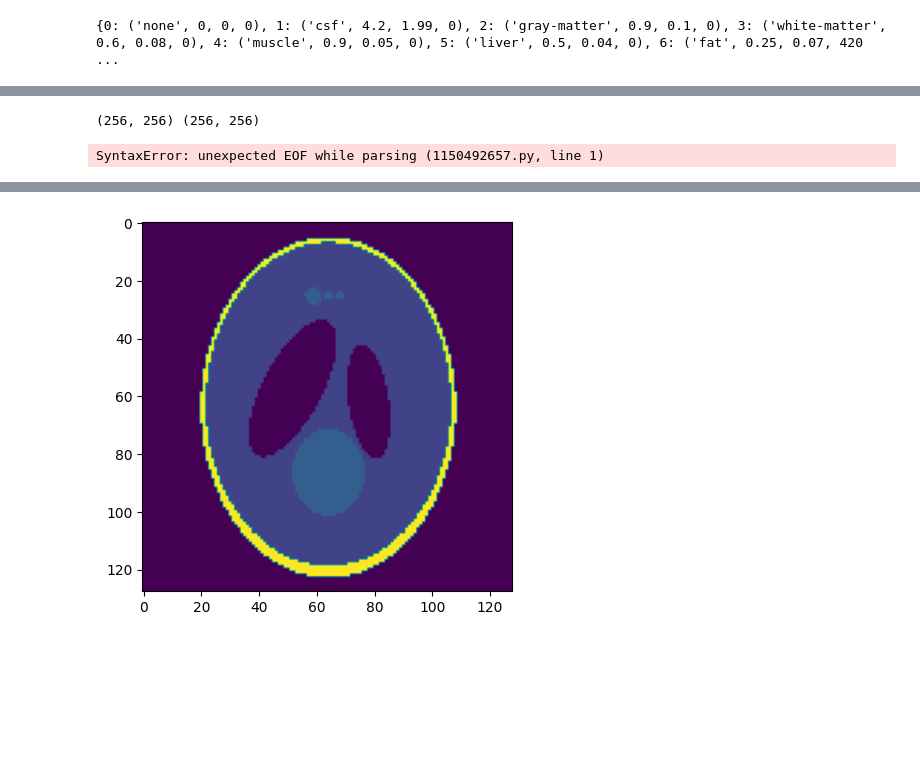
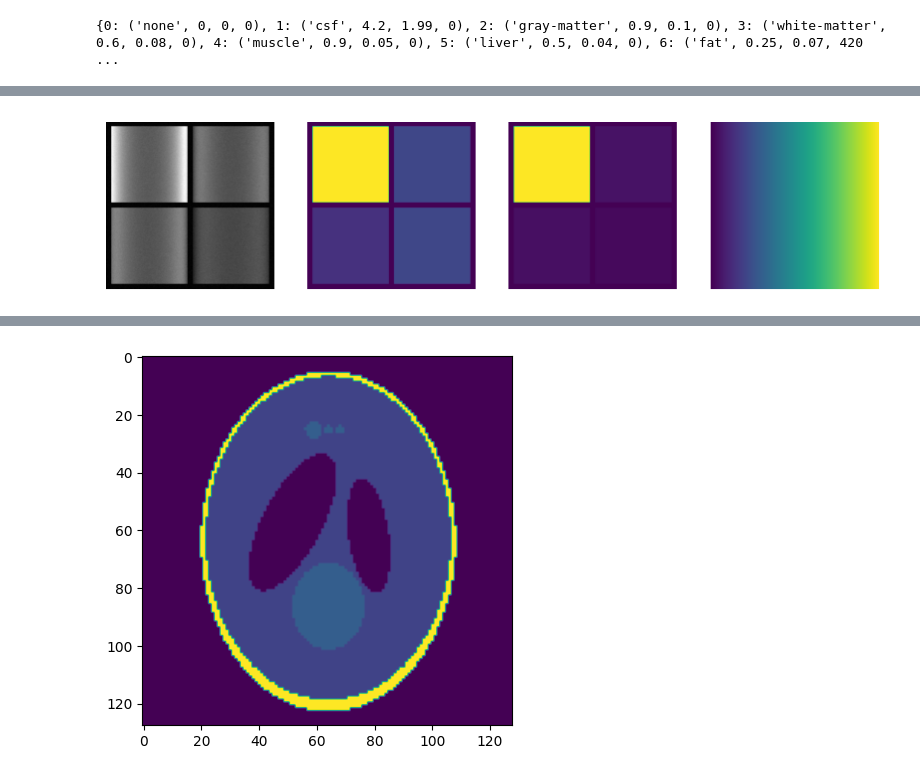
Before and after one commit to michaelmendoza/mssfp, a Jupyter notebook: notebooks/2_phantoms.ipynb, the cells around one changed output, grey strips where cells are left out. Saved outputs shown, nothing was run; the diff lists cells and outputs as text; code cells hidden in the pictures; blank space fills up the shorter version.

```diff
--- a/notebooks/2_phantoms.ipynb
+++ b/notebooks/2_phantoms.ipynb
@@ -13,6 +13,2 @@ print(generators.tissue_parameters)
 # %% [output]
 {0: ('none', 0, 0, 0), 1: ('csf', 4.2, 1.99, 0), 2: ('gray-matter', 0.9, 0.1, 0), 3: ('white-matter', 0.6, 0.08, 0), 4: ('muscle', 0.9, 0.05, 0), 5: ('liver', 0.5, 0.04, 0), 6: ('fat', 0.25, 0.07, 420 ...
-# %%
-phantom = generators.generate_phantom(shape=256, ids=[1, 2, 3, 4], phantom_type='block')
-plt.imshow(phantom)
-plt.show()
@@ -21,8 +15,19 @@ plt.show()
 # %%
-dataset = generators.generate_ssfp_phantom(phantom_type='block', shape=256, ids=[1, 2, 3, 4], padding=8)
+dataset = phantom.generate_ssfp_dataset(phantom_type='block', shape=256, ids=[1, 2, 3, 4], padding=8)
-# %% [output]
-(256, 256) (256, 256)
 # %%
-plt.imshow(np.abs(dataset['M']))
+plt.figure(figsize=(10,10))
+plt.subplot(1,4,1)
+plt.imshow(np.abs(dataset['M'][0,:,:,0]), cmap='gray')
+plt.axis('off')
+plt.subplot(1,4,2)
+plt.imshow(dataset['t1'])
+plt.axis('off')
+plt.subplot(1,4,3)
+plt.imshow(dataset['t2'])
+plt.axis('off')
+plt.subplot(1,4,4)
+plt.imshow(dataset['fieldmap'])
+plt.axis('off')
+plt.show()
 # %% [output]
-SyntaxError: unexpected EOF while parsing (1150492657.py, line 1)
+[figure, added]
```
Also changed, not shown: parts of 7 cells of this notebook, 7 other files.
